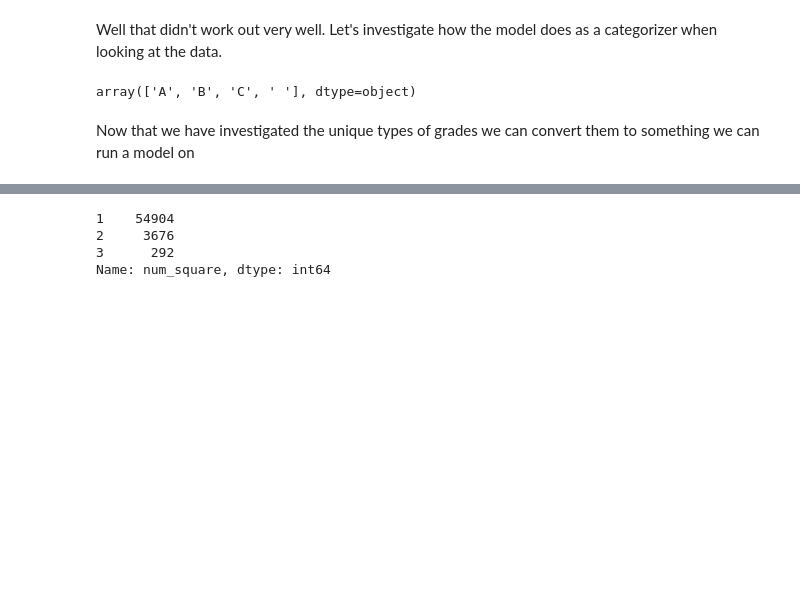
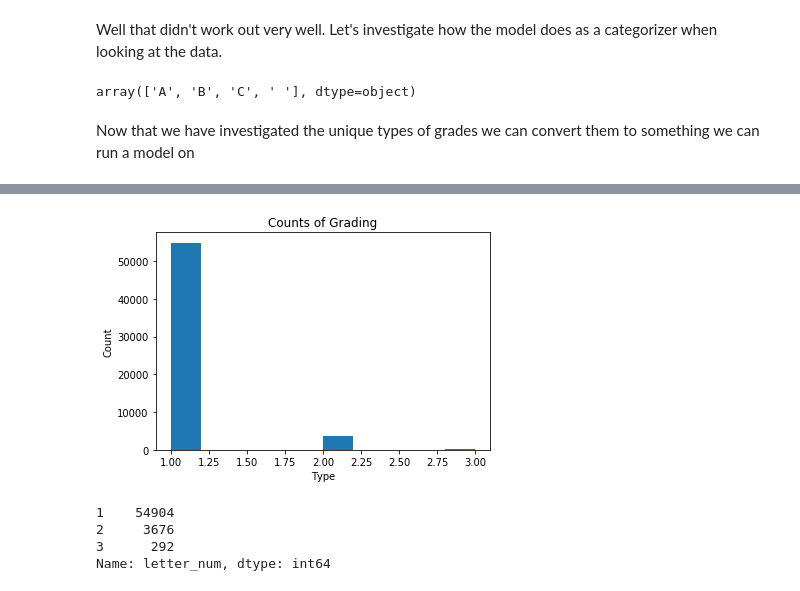
Before and after one commit to StevenBeltramo/Thinkful-Sharebles, a Jupyter notebook: Cap Stone for supervised data science.ipynb, the cells around one changed output, grey strips where cells are left out. Cells and saved outputs as stored; diff of their text form; code cells hidden in the pictures; blank space fills up the shorter version.

```diff
--- a/Cap Stone for supervised data science.ipynb
+++ b/Cap Stone for supervised data science.ipynb
@@ -437,10 +499,19 @@ plt.hist(scores.letter_num)
+# %%
+
+plt.hist(scores.letter_num)
+plt.xlabel('Type')
+plt.ylabel('Count')
+plt.title("Counts of Grading")
+plt.show()
+# %% [output]
+[figure, added]
 # %%
-scores.num_square.value_counts()
+scores.letter_num.value_counts()
 # %% [output]
 1    54904
 2     3676
 3      292
-Name: num_square, dtype: int64
+Name: letter_num, dtype: int64
 # %%
 #how would it do against all As, or Bs, or Cs
 #Group into either all A or not A
```
Also changed, not shown: parts of 22 cells of this notebook.
